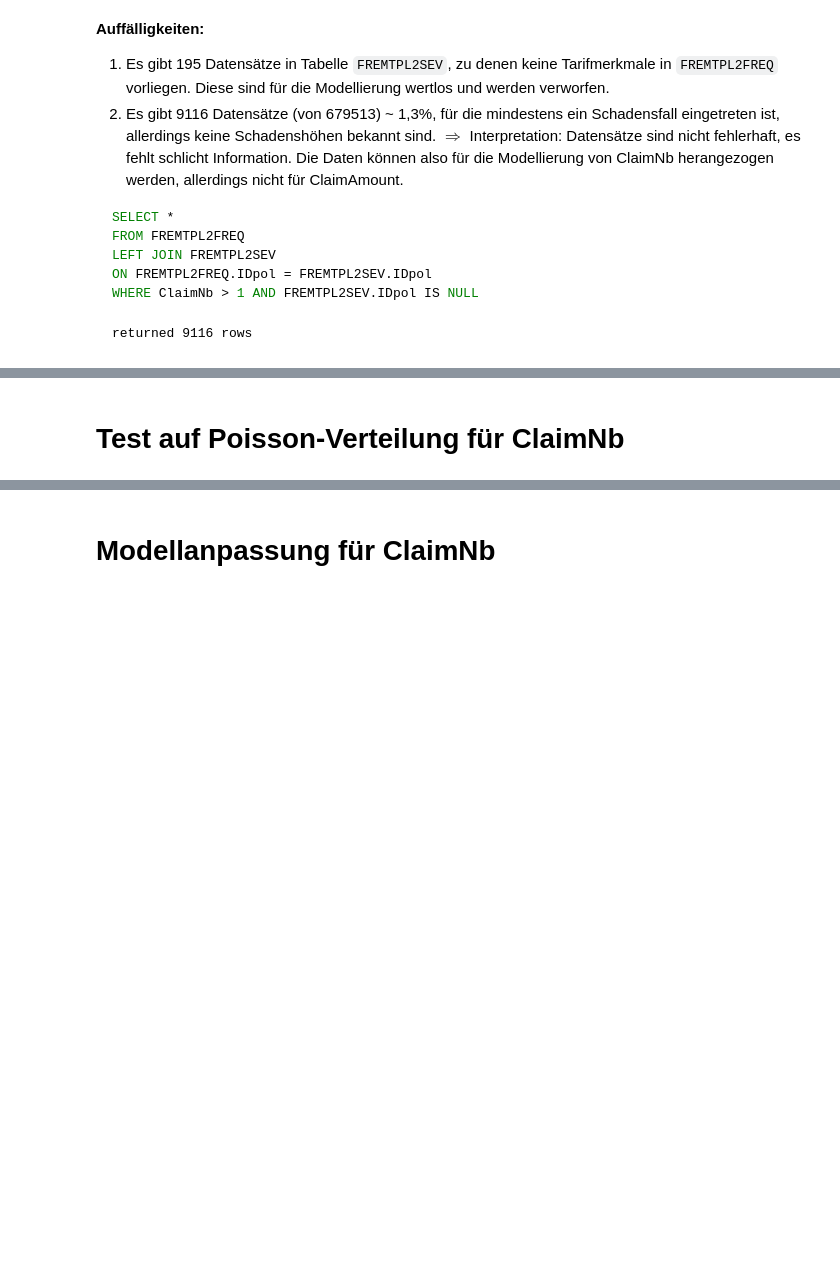
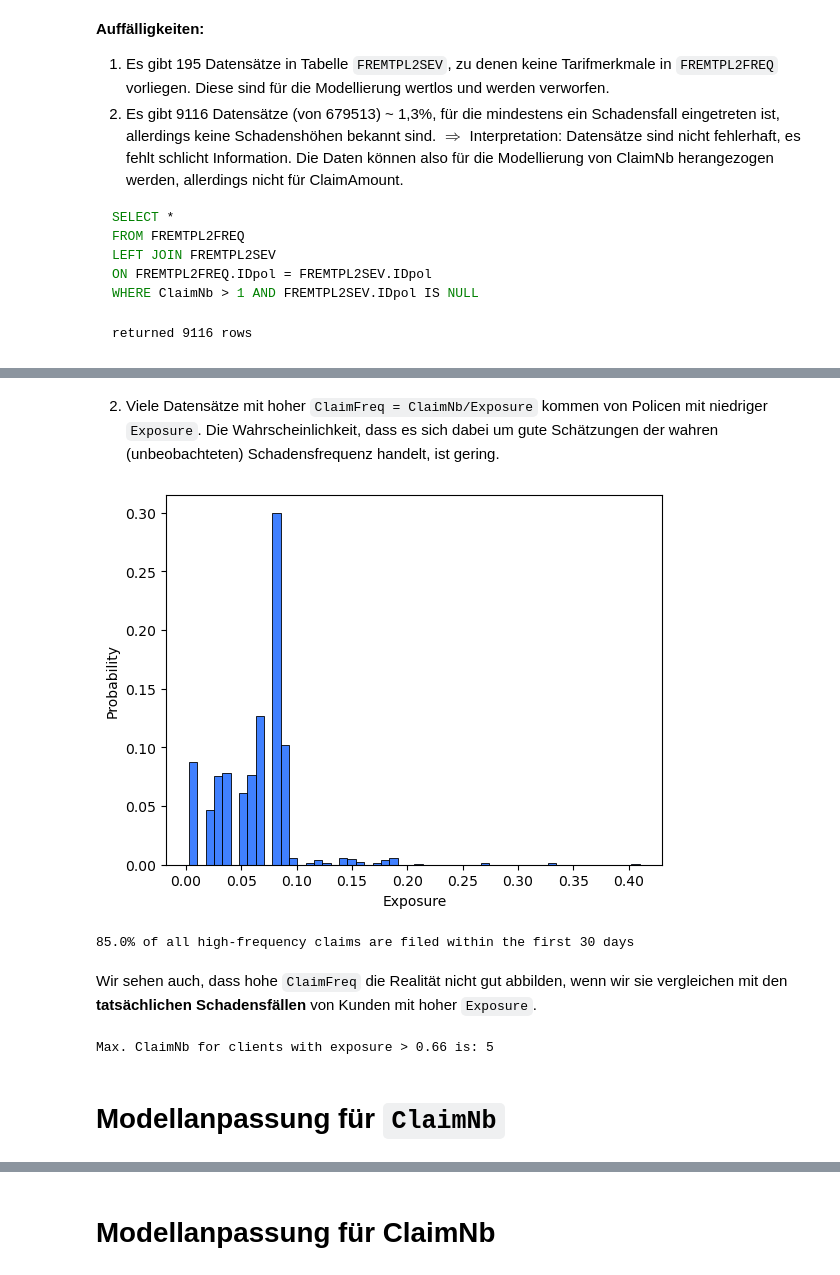
Before and after one commit to mvaassen/axa-data-challenge, a Jupyter notebook: AXADataChallenge/presentation.ipynb, the cells around one changed output, grey strips where cells are left out. Cells and saved outputs as stored; diff of their text form; code cells hidden in the pictures; blank space fills up the shorter version.

````diff
--- a/AXADataChallenge/presentation.ipynb
+++ b/AXADataChallenge/presentation.ipynb
@@ -230,0 +238,22 @@ plt.show()
+# %% [markdown]
+2. Viele Datensätze mit hoher ```ClaimFreq = ClaimNb/Exposure``` kommen von Policen mit niedriger ```Exposure```. Die Wahrscheinlichkeit, dass es sich dabei um gute Schätzungen der wahren (unbeobachteten) Schadensfrequenz handelt, ist gering.
+# %%
+high_freq_data = df[df["ClaimFreq"] > 10]
+# Exposure threshold 0.082 corresponds to 30 days
+exposure_thresh = 0.082
+data_below_thresh = high_freq_data[high_freq_data["Exposure"] < exposure_thresh]
+sns.histplot(data=high_freq_data, x="Exposure", stat="probability")
+plt.show()
+percentage_below_thresh = len(data_below_thresh)/len(high_freq_data) * 100
+print("{}% of all high-frequency claims are filed within the first 30 days".format(np.round(percentage_below_thresh)))
+# %% [output]
+[figure, added]
+85.0% of all high-frequency claims are filed within the first 30 days
+# %% [markdown]
+Wir sehen auch, dass hohe ```ClaimFreq``` die Realität nicht gut abbilden, wenn wir sie vergleichen mit den **tatsächlichen Schadensfällen** von Kunden mit hoher ```Exposure```.
+# %%
+exposure_thresh = 0.66
+max_claimnb = np.max(df[(df["Exposure"] > exposure_thresh)]["ClaimNb"])
+print("Max. ClaimNb for clients with exposure > {} is: {}".format(str(exposure_thresh), str(max_claimnb)))
+# %% [output]
+Max. ClaimNb for clients with exposure > 0.66 is: 5
@@ -231,2 +272,2 @@ plt.show()
 # %% [markdown]
-# Test auf Poisson-Verteilung für ClaimNb
+# Modellanpassung für ```ClaimNb```
````
Also changed, not shown: parts of 13 cells of this notebook, 4 other files.
